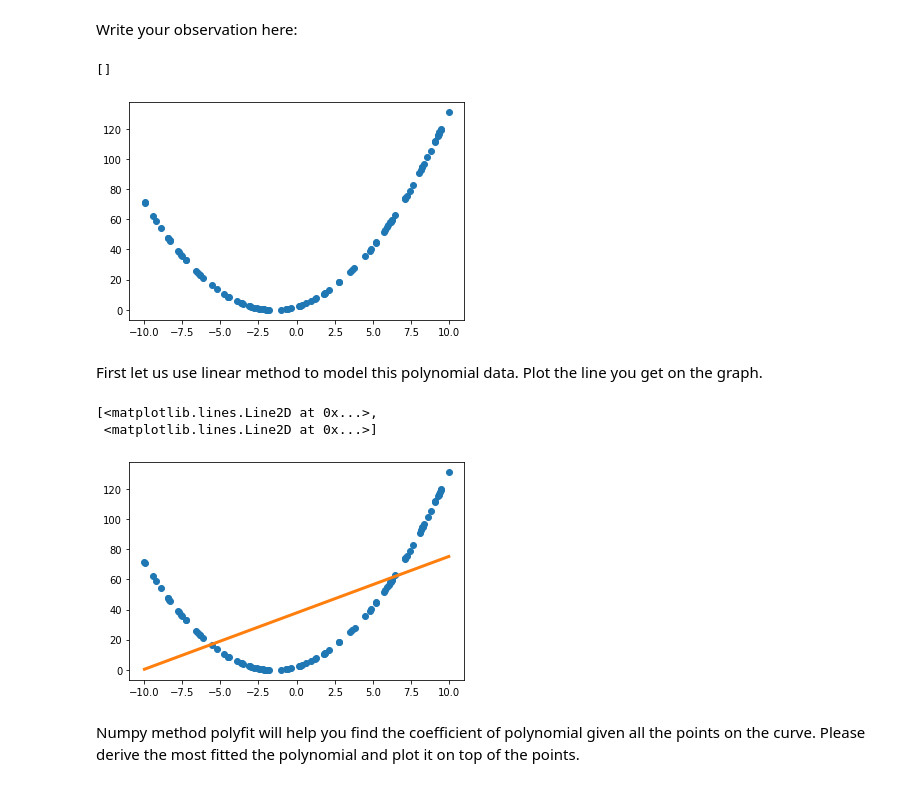
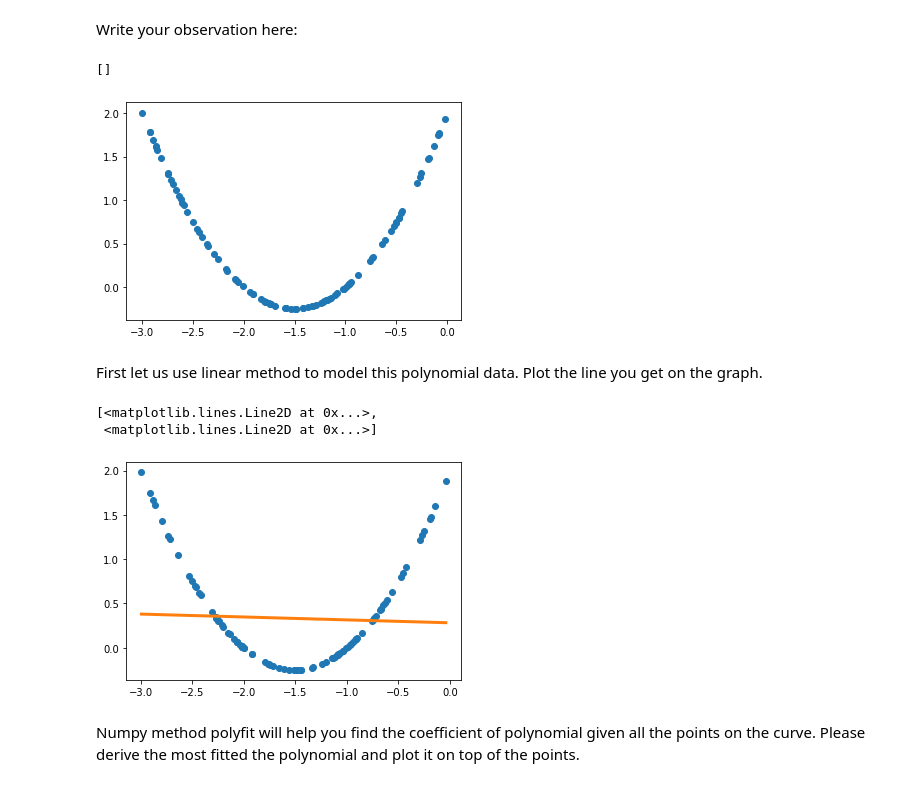
Before and after one commit to OscarXZQ/BaggingTutorial, a Jupyter notebook: Bagging.ipynb, the cells around one changed output. Saved outputs shown, nothing was run; the diff lists cells and outputs as text; code cells hidden in the pictures.

```diff
--- a/Bagging.ipynb
+++ b/Bagging.ipynb
@@ -25,7 +27,7 @@ In this simple exercise, we will be dealing with a toy example that helps you re
 """
 w = 1.5
 b = 30
-x_s, y_s = [], []
+xs, ys = [], []
 for i in range(100):
     x = 100 * random.random() - 50
     xs.append(x)
@@ -82,15 +84,16 @@ Write your observation here:
 # %%
 """ The ground truth data is modeled by a second degree polynomial. y = x**2 + 3x +2
 """
 x_s, y_s = [], []
 for i in range(100):
-    x = 20 * random.random() - 10
+    x = 3 * random.random() - 3
     x_s.append(x)
     y_s.append(x**2 + 3*x +2)
+x_s = np.array(x_s)
 plt.scatter(x_s,y_s)
 plt.plot()
 # %% [output]
 []
-[figure, old version]
+[figure, new version]
 # %% [markdown]
 First let us use linear method to model this polynomial data. Plot the line you get on the graph.
@@ -104,6 +116,6 @@ plt.plot( x_s,y_s, 'o', new_x, new_y, linewidth = 3)
 # %% [output]
 [<matplotlib.lines.Line2D at 0x...>,
  <matplotlib.lines.Line2D at 0x...>]
-[figure, old version]
+[figure, new version]
 # %% [markdown]
 Numpy method polyfit will help you find the coefficient of polynomial given all the points on the curve. Please derive the most fitted the polynomial and plot it on top of the points.
```
Also changed, not shown: parts of 28 cells of this notebook.
